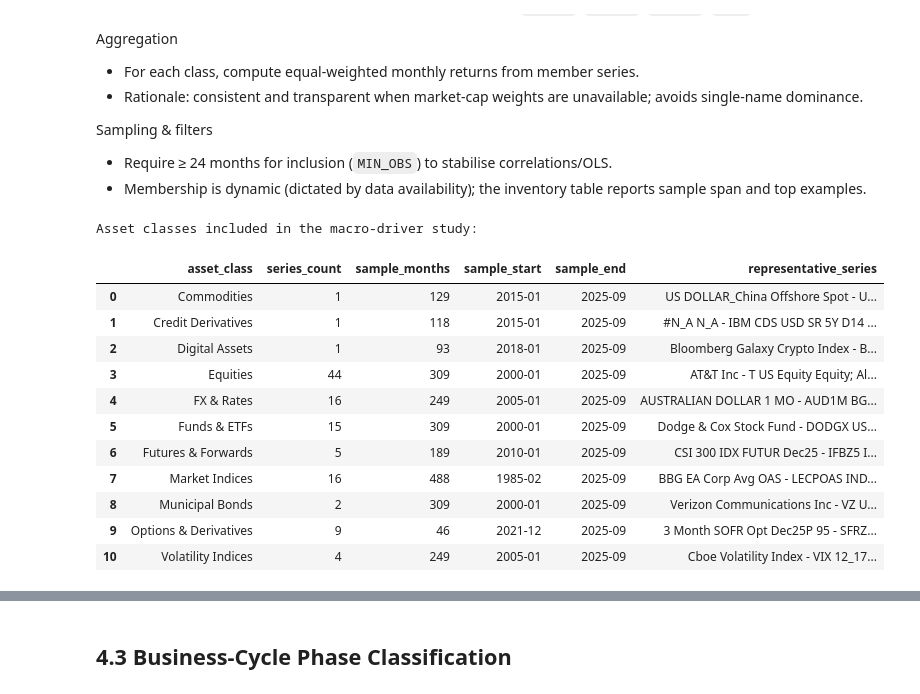
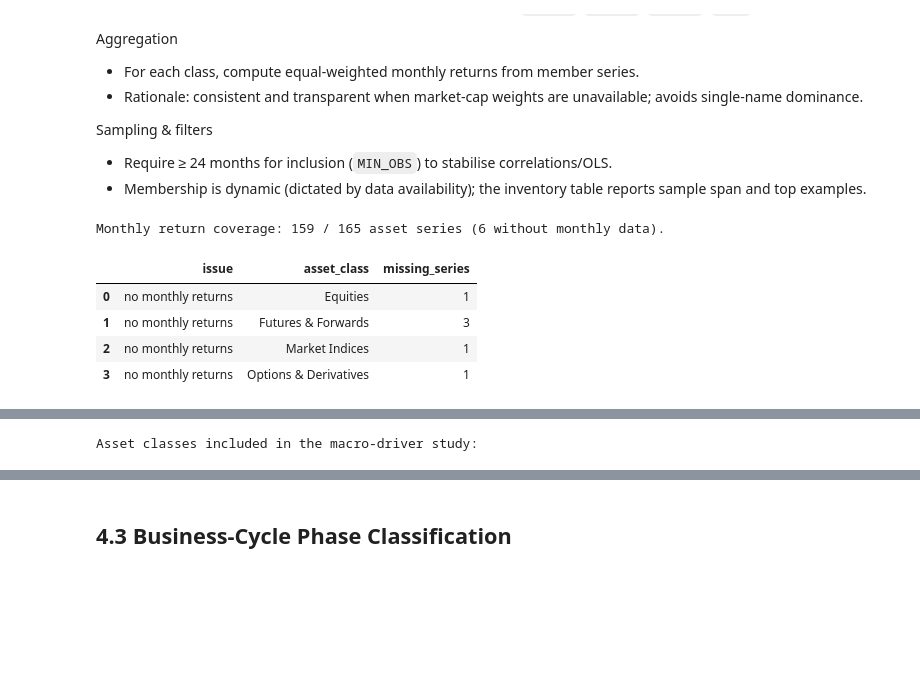
Before and after one commit to kecheng-shi/Nexus-data-preprocessing, a Jupyter notebook: Nexus Data Analysis.ipynb, the cells around one changed output, grey strips where cells are left out. Saved outputs shown, nothing was run; the diff lists cells and outputs as text; code cells hidden in the pictures; blank space fills up the shorter version.

```diff
--- a/Nexus Data Analysis.ipynb
+++ b/Nexus Data Analysis.ipynb
@@ -395,7 +395,8 @@ pre_paths = sorted(PREPROCESSED_DIR.glob('*_preprocessed.parquet')) or sorted(PR
 
 alias_registry: set[str] = set()
 asset_returns: dict[str, pd.Series] = {}
-asset_meta: list[dict[str, str]] = []
+asset_meta: list[dict[str, object]] = []
+asset_meta_missing: list[dict[str, object]] = []
 asset_class_members: defaultdict[str, list[str]] = defaultdict(list)
 asset_class_labels: defaultdict[str, list[str]] = defaultdict(list)
 
@@ -410,11 +411,27 @@ for p in pre_paths:
         continue
     asset_class = infer_asset_class(stem)
     if asset_class not in TARGET_CLASSES:
+        asset_meta_missing.append({
+            'alias': '',
+            'stem': stem,
+            'asset_class': asset_class,
+            'label': stem,
+            'sample_months': 0,
+            'issue': 'asset class out of scope',
+        })
         continue
     alias = slugify(stem, alias_registry)
     try:
         monthly = to_monthly_return(load_preprocessed(stem), alias)
     except FileNotFoundError:
+        asset_meta_missing.append({
+            'alias': alias,
+            'stem': stem,
+            'asset_class': asset_class,
+            'label': stem,
+            'sample_months': 0,
+            'issue': 'preprocessed file missing',
+        })
         continue
     mpd = (
         monthly.to_pandas()
@@ -422,12 +439,40 @@ for p in pre_paths:
         .set_index('date')
         .sort_index()[alias]
     )
-    if mpd.dropna().empty:
+    sample_months = int(mpd.dropna().shape[0])
+    if sample_months == 0:
+        asset_meta_missing.append({
+            'alias': alias,
+            'stem': stem,
+            'asset_class': asset_class,
+            'label': stem,
+            'sample_months': sample_months,
+            'issue': 'no monthly returns',
+        })
         continue
     asset_returns[alias] = mpd
-    asset_meta.append({'alias': alias, 'stem': stem, 'asset_class': asset_class, 'label': stem})
+    asset_meta.append({
+        'alias': alias,
+        'stem': stem,
+        'asset_class': asset_class,
+        'label': stem,
+        'sample_months': sample_months,
+    })
     asset_class_members[asset_class].append(alias)
     asset_class_labels[asset_class].append(stem)
+
+total_asset_series = len(asset_meta) + len(asset_meta_missing)
+missing_summary = pd.DataFrame(asset_meta_missing) if asset_meta_missing else pd.DataFrame(columns=['asset_class', 'issue', 'stem'])
+print(f"Monthly return coverage: {len(asset_meta)} / {total_asset_series} asset series ({len(asset_meta_missing)} without monthly data).")
+if not missing_summary.empty:
+    grouped_missing = (
+        missing_summary.groupby(['issue', 'asset_class'], dropna=False)
+        .size()
+        .reset_index(name='missing_series')
+        .sort_values(['issue', 'asset_class'])
+    )
+    display(grouped_missing)
+    display(missing_summary.sort_values(['issue', 'asset_class', 'label']).head(10))
 
 asset_class_series: dict[str, pd.Series] = {}
 for cls, aliases in asset_class_members.items():
@@ -436,43 +481,36 @@ for cls, aliases in asset_class_members.items():
     frame = pd.concat([asset_returns[a] for a in aliases], axis=1)
     asset_class_series[cls] = frame.mean(axis=1, skipna=True)
 
 asset_class_panel = pd.DataFrame(asset_class_series).sort_index().dropna(how='all')
 asset_class_panel = asset_class_panel.reindex(sorted(asset_class_panel.columns), axis=1)
 
 MIN_OBS = 24
 asset_class_cols = [c for c in asset_class_panel.columns if asset_class_panel[c].dropna().shape[0] >= MIN_OBS]
 asset_class_panel = asset_class_panel[asset_class_cols]
 asset_class_members = {c: asset_class_members[c] for c in asset_class_cols}
 asset_class_labels = {c: asset_class_labels[c] for c in asset_class_cols}
 
 combined_panel = asset_class_panel.join(macro_changes_pd, how='inner').sort_index()
 
 asset_class_inventory = []
 for cls in asset_class_cols:
     s = asset_class_panel[cls].dropna()
     examples = '; '.join(asset_class_labels.get(cls, [])[:3])
     asset_class_inventory.append({
         'asset_class': cls,
         'series_count': len(asset_class_members.get(cls, [])),
         'sample_months': int(s.shape[0]),
         'sample_start': s.index.min().strftime('%Y-%m') if not s.empty else '',
         'sample_end': s.index.max().strftime('%Y-%m') if not s.empty else '',
         'representative_series': examples,
     })
 asset_class_inventory_df = pd.DataFrame(asset_class_inventory).sort_values('asset_class')
 print('Asset classes included in the macro-driver study:')
 display(asset_class_inventory_df)
 # %% [output]
-Asset classes included in the macro-driver study:
+Monthly return coverage: 159 / 165 asset series (6 without monthly data).
-|  | asset_class | series_count | sample_months | sample_start | sample_end | representative_series |
-| 0 | Commodities | 1 | 129 | 2015-01 | 2025-09 | US DOLLAR_China Offshore Spot - U... |
-| 1 | Credit Derivatives | 1 | 118 | 2015-01 | 2025-09 | #N_A N_A - IBM CDS USD SR 5Y D14 ... |
-| 2 | Digital Assets | 1 | 93 | 2018-01 | 2025-09 | Bloomberg Galaxy Crypto Index - B... |
-| 3 | Equities | 44 | 309 | 2000-01 | 2025-09 | AT&T Inc - T US Equity Equity; Al... |
-| 4 | FX & Rates | 16 | 249 | 2005-01 | 2025-09 | AUSTRALIAN DOLLAR 1 MO - AUD1M BG... |
-| 5 | Funds & ETFs | 15 | 309 | 2000-01 | 2025-09 | Dodge & Cox Stock Fund - DODGX US... |
-| 6 | Futures & Forwards | 5 | 189 | 2010-01 | 2025-09 | CSI 300 IDX FUTUR Dec25 - IFBZ5 I... |
-| 7 | Market Indices | 16 | 488 | 1985-02 | 2025-09 | BBG EA Corp Avg OAS - LECPOAS IND... |
-| 8 | Municipal Bonds | 2 | 309 | 2000-01 | 2025-09 | Verizon Communications Inc - VZ U... |
-| 9 | Options & Derivatives | 9 | 46 | 2021-12 | 2025-09 | 3 Month SOFR Opt Dec25P 95 - SFRZ... |
-| 10 | Volatility Indices | 4 | 249 | 2005-01 | 2025-09 | Cboe Volatility Index - VIX 12_17... |
+|  | issue | asset_class | missing_series |
+| 0 | no monthly returns | Equities | 1 |
+| 1 | no monthly returns | Futures & Forwards | 3 |
+| 2 | no monthly returns | Market Indices | 1 |
+| 3 | no monthly returns | Options & Derivatives | 1 |
@@ -478,0 +524 @@ Asset classes included in the macro-driver study:
+Asset classes included in the macro-driver study:
```
Also changed, not shown: parts of 6 cells of this notebook, 3 other files.
